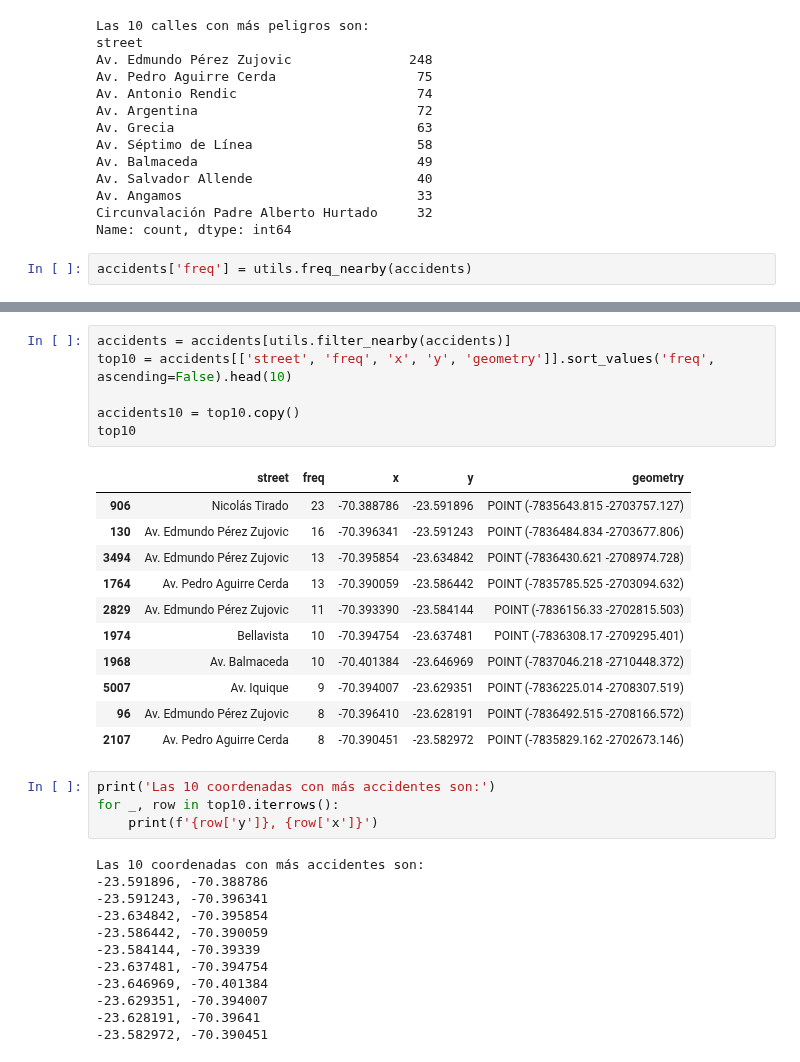
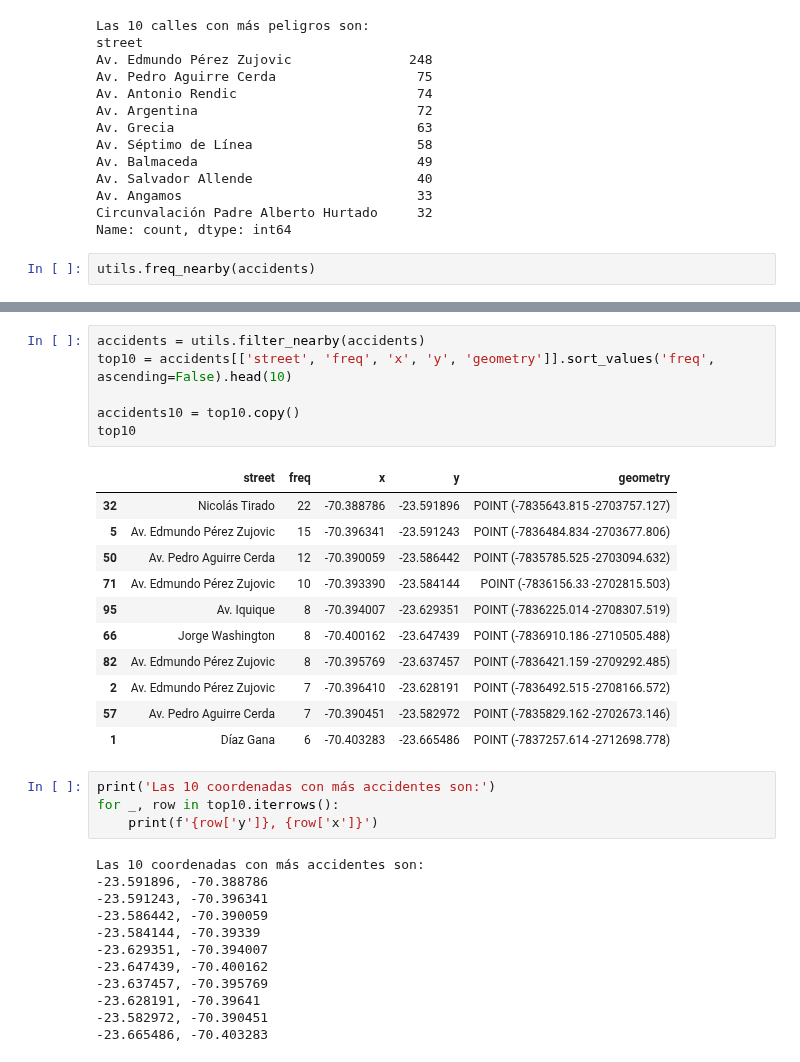
Before and after one commit to richardhapb/antof-traffic-client, a Jupyter notebook: descriptivo.ipynb, the cells around one changed output, grey strips where cells are left out. Saved outputs shown, nothing was run; the diff lists cells and outputs as text.

Commit message:
Optimización filter_nearby v2

```diff
--- a/descriptivo.ipynb
+++ b/descriptivo.ipynb
@@ -67,4 +67,4 @@ Av. Angamos                              33
 Circunvalación Padre Alberto Hurtado     32
 Name: count, dtype: int64
 # %%
-accidents['freq'] = utils.freq_nearby(accidents)
+utils.freq_nearby(accidents)
@@ -71,21 +85,21 @@ accidents['freq'] = utils.freq_nearby(accidents)
 # %%
-accidents = accidents[utils.filter_nearby(accidents)]
+accidents = utils.filter_nearby(accidents)
 top10 = accidents[['street', 'freq', 'x', 'y', 'geometry']].sort_values('freq', ascending=False).head(10)
 
 accidents10 = top10.copy()
 top10
 # %% [output]
 |  | street | freq | x | y | geometry |
-| 906 | Nicolás Tirado | 23 | -70.388786 | -23.591896 | POINT (-7835643.815 -2703757.127) |
-| 130 | Av. Edmundo Pérez Zujovic | 16 | -70.396341 | -23.591243 | POINT (-7836484.834 -2703677.806) |
-| 3494 | Av. Edmundo Pérez Zujovic | 13 | -70.395854 | -23.634842 | POINT (-7836430.621 -2708974.728) |
-| 1764 | Av. Pedro Aguirre Cerda | 13 | -70.390059 | -23.586442 | POINT (-7835785.525 -2703094.632) |
-| 2829 | Av. Edmundo Pérez Zujovic | 11 | -70.393390 | -23.584144 | POINT (-7836156.33 -2702815.503) |
-| 1974 | Bellavista | 10 | -70.394754 | -23.637481 | POINT (-7836308.17 -2709295.401) |
-| 1968 | Av. Balmaceda | 10 | -70.401384 | -23.646969 | POINT (-7837046.218 -2710448.372) |
-| 5007 | Av. Iquique | 9 | -70.394007 | -23.629351 | POINT (-7836225.014 -2708307.519) |
-| 96 | Av. Edmundo Pérez Zujovic | 8 | -70.396410 | -23.628191 | POINT (-7836492.515 -2708166.572) |
-| 2107 | Av. Pedro Aguirre Cerda | 8 | -70.390451 | -23.582972 | POINT (-7835829.162 -2702673.146) |
+| 32 | Nicolás Tirado | 22 | -70.388786 | -23.591896 | POINT (-7835643.815 -2703757.127) |
+| 5 | Av. Edmundo Pérez Zujovic | 15 | -70.396341 | -23.591243 | POINT (-7836484.834 -2703677.806) |
+| 50 | Av. Pedro Aguirre Cerda | 12 | -70.390059 | -23.586442 | POINT (-7835785.525 -2703094.632) |
+| 71 | Av. Edmundo Pérez Zujovic | 10 | -70.393390 | -23.584144 | POINT (-7836156.33 -2702815.503) |
+| 95 | Av. Iquique | 8 | -70.394007 | -23.629351 | POINT (-7836225.014 -2708307.519) |
+| 66 | Jorge Washington | 8 | -70.400162 | -23.647439 | POINT (-7836910.186 -2710505.488) |
+| 82 | Av. Edmundo Pérez Zujovic | 8 | -70.395769 | -23.637457 | POINT (-7836421.159 -2709292.485) |
+| 2 | Av. Edmundo Pérez Zujovic | 7 | -70.396410 | -23.628191 | POINT (-7836492.515 -2708166.572) |
+| 57 | Av. Pedro Aguirre Cerda | 7 | -70.390451 | -23.582972 | POINT (-7835829.162 -2702673.146) |
+| 1 | Díaz Gana | 6 | -70.403283 | -23.665486 | POINT (-7837257.614 -2712698.778) |
 # %%
 print('Las 10 coordenadas con más accidentes son:')
 for _, row in top10.iterrows():
@@ -94,14 +108,14 @@ for _, row in top10.iterrows():
 Las 10 coordenadas con más accidentes son:
 -23.591896, -70.388786
 -23.591243, -70.396341
--23.634842, -70.395854
 -23.586442, -70.390059
 -23.584144, -70.39339
--23.637481, -70.394754
--23.646969, -70.401384
 -23.629351, -70.394007
+-23.647439, -70.400162
+-23.637457, -70.395769
 -23.628191, -70.39641
 -23.582972, -70.390451
+-23.665486, -70.403283
 # %%
 MARKERSIZE = 30
 
```
Also changed, not shown: parts of 10 cells of this notebook, 4 other files.
